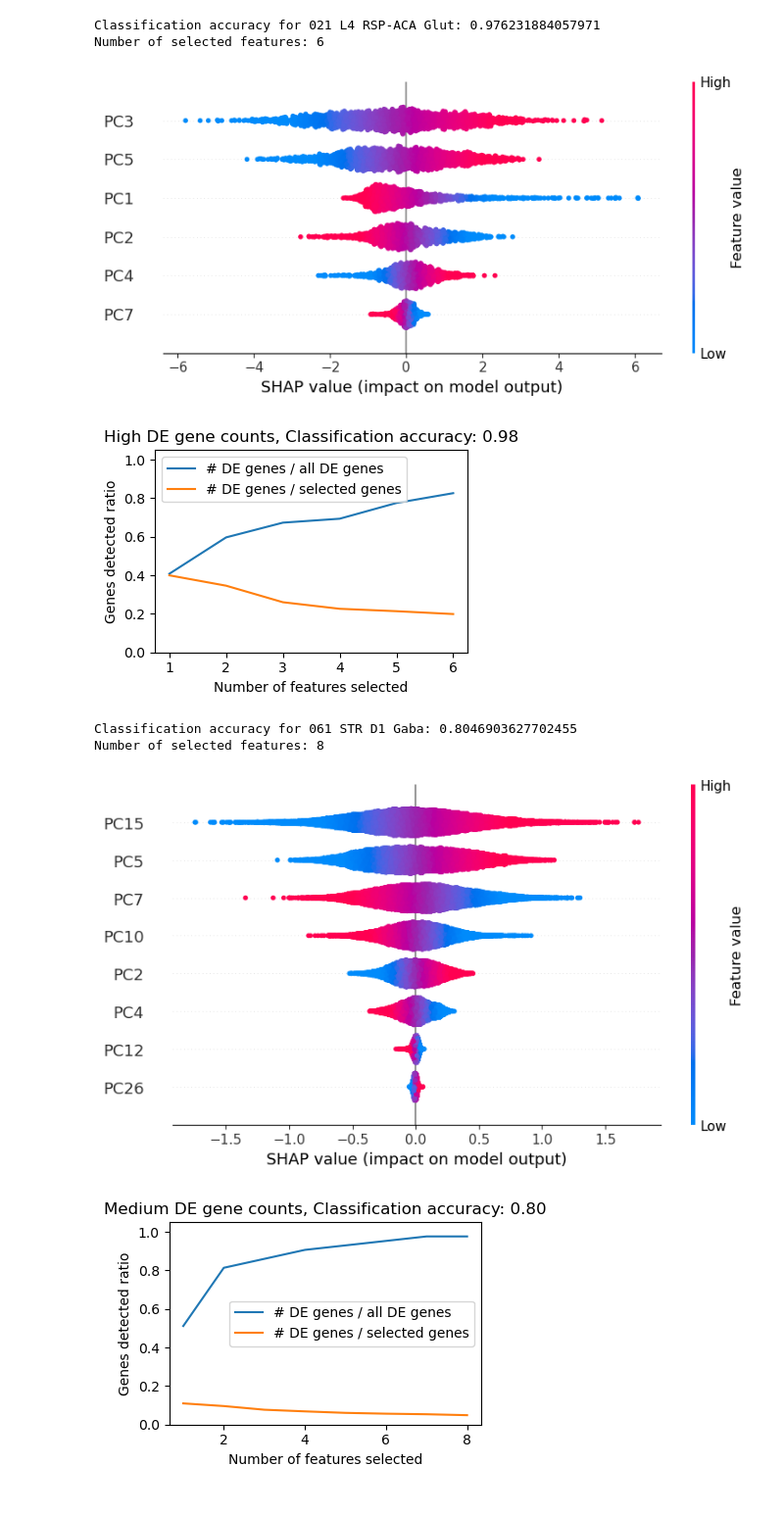
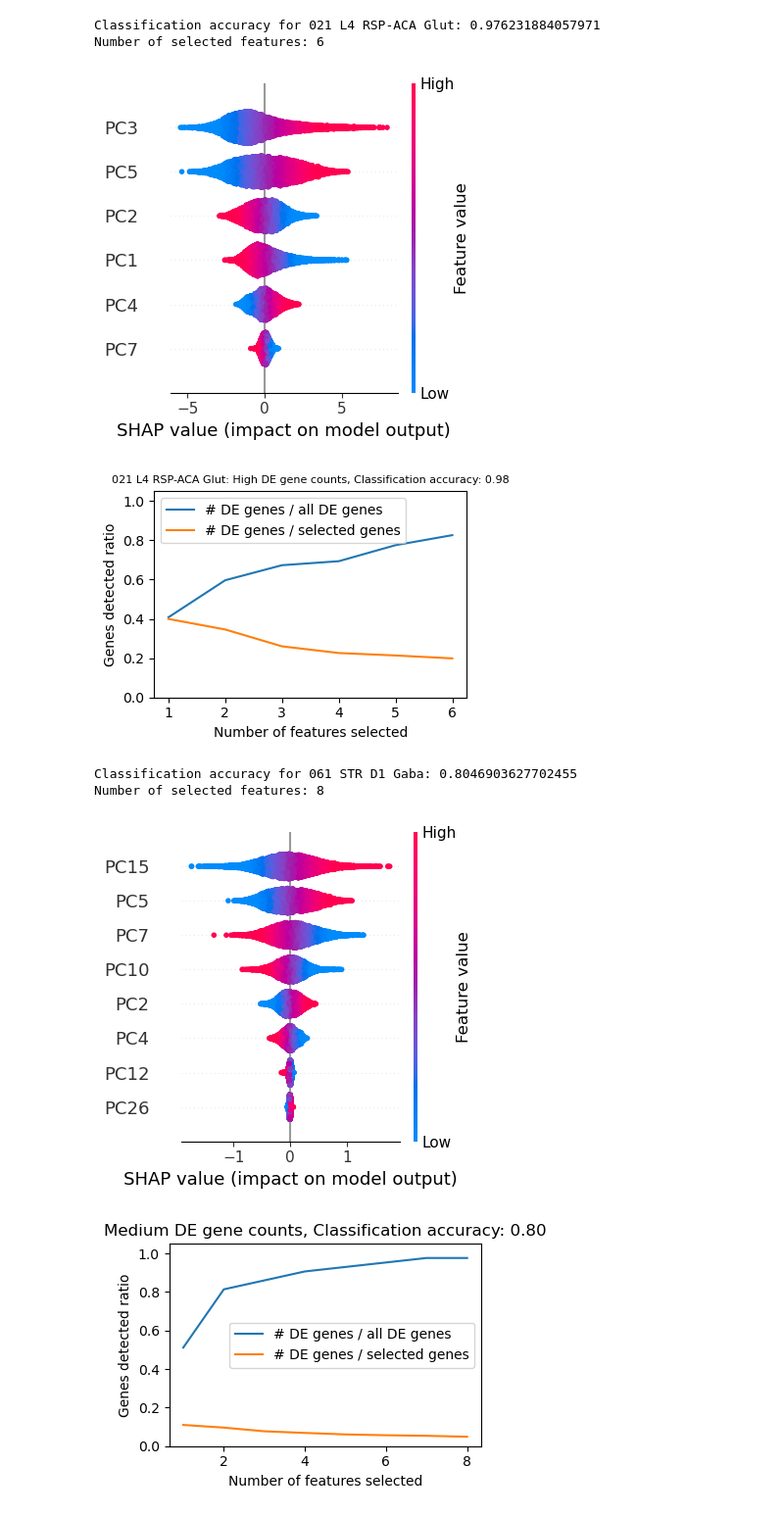
Before and after one commit to pc-Jiang/scrna-analysis, a Jupyter notebook: age_related_genes_analysis.ipynb, the cells around one changed output. Shown: that part at 98% size. Saved outputs shown, nothing was run; the diff lists cells and outputs as text; code cells hidden in the pictures.

Commit message:
Update shap plot

```diff
--- a/age_related_genes_analysis.ipynb
+++ b/age_related_genes_analysis.ipynb
@@ -97,6 +97,7 @@ def regression_on_pca(adata,
 # %%
 # define function to evaluate importance of features
 import shap
+import matplotlib.pyplot as plt
 
 def shap_importance_analysis(lasso_logreg, adata, max_display=10):
     # Create a SHAP explainer
@@ -111,17 +112,18 @@ def shap_importance_analysis(lasso_logreg, adata, max_display=10):
     shap_values = explainer.shap_values(X_with_intercept)
 
     # Plot summary of SHAP values (global feature importance)
-    shap.summary_plot(shap_values, X_with_intercept, feature_names=feature_names, max_display=max_display)
+    shap.summary_plot(
+        shap_values, X_with_intercept, feature_names=feature_names, max_display=max_display, plot_size=(4, 4)
+        )
     return shap_values
 # %%
-import matplotlib.pyplot as plt
-
 # define function to plot the degene-detected results
 def plot_degene_trend(n_selected_features,
                       degenes_detected_among_all,
                       degenes_detected_among_extracted,
                       acc,
-                      subclass_type):
+                      subclass_type,
+                      subclass_name):
     fig, ax = plt.subplots(figsize=(4, 3))
     ax.plot(range(1, n_selected_features+1), degenes_detected_among_all, label='# DE genes / all DE genes')
     ax.plot(range(1, n_selected_features+1), degenes_detected_among_extracted, label='# DE genes / selected genes')
@@ -129,7 +131,7 @@ def plot_degene_trend(n_selected_features,
     ax.set_ylabel('Genes detected ratio')
     ax.set_ylim(0, 1.05)
     ax.legend()
-    ax.set_title(f"{subclass_type}, Classification accuracy: {acc:.2f}")
+    ax.set_title(f"{subclass_name}: {subclass_type}, Classification accuracy: {acc:.2f}", fontsize=8)
     plt.tight_layout()
     plt.show()
 # %%
@@ -157,16 +159,16 @@ sorted_indices = order_loadings_by_shap(shap_values)
 selected_features = sorted_indices[:n_selected_features]
 loading_idx = [i-1 for i in selected_features]
 # %% [output]
-[figure, old version]
+[figure, new version]
 # %%
 n_genes_per_pc=200
 degenes_detected_among_all, degenes_detected_among_extracted = detect_degenes_accumulated(
                         subclass_adata, loading_idx, degenes_subclass['gene_symbol'], n_genes_per_pc=n_genes_per_pc
                         )
 # %%
-plot_degene_trend(n_selected_features, degenes_detected_among_all, degenes_detected_among_extracted, acc, 'High DE gene counts')
+plot_degene_trend(n_selected_features, degenes_detected_among_all, degenes_detected_among_extracted, acc, 'High DE gene counts', subclass_name)
 # %% [output]
-[figure, old version]
+[figure, new version]
 # %%
 # detect degenes by subclass
 
@@ -192,7 +194,7 @@ sorted_indices = order_loadings_by_shap(shap_values)
 selected_features = sorted_indices[:n_selected_features]
 loading_idx = [i-1 for i in selected_features]
 # %% [output]
-[figure, old version]
+[figure, new version]
 # %%
 n_genes_per_pc=200
 degenes_detected_among_all, degenes_detected_among_extracted = detect_degenes_accumulated(
```
Also changed, not shown: parts of 3 cells of this notebook.
